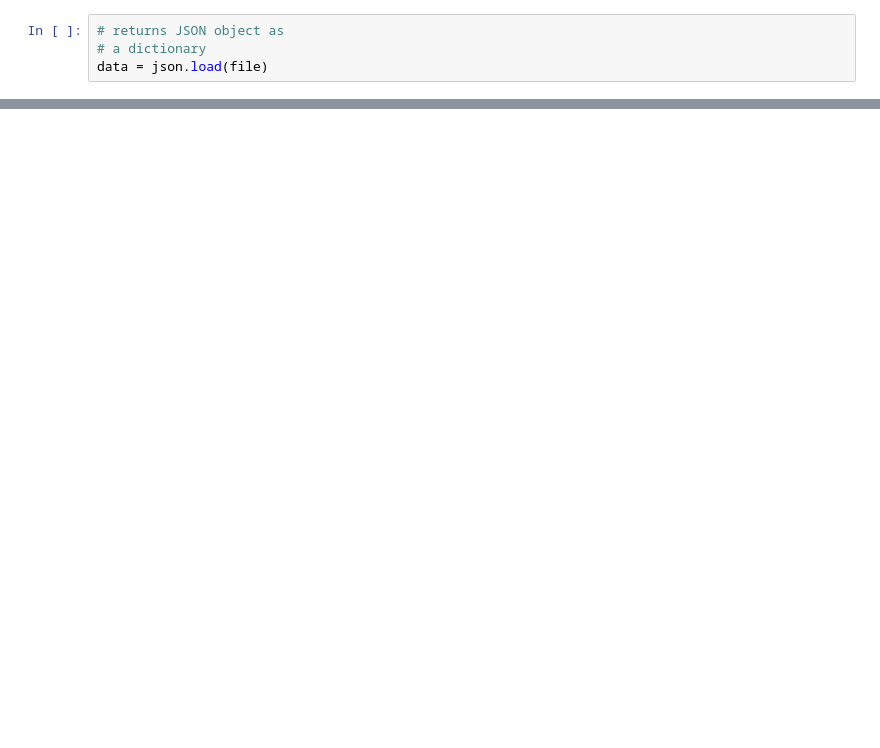
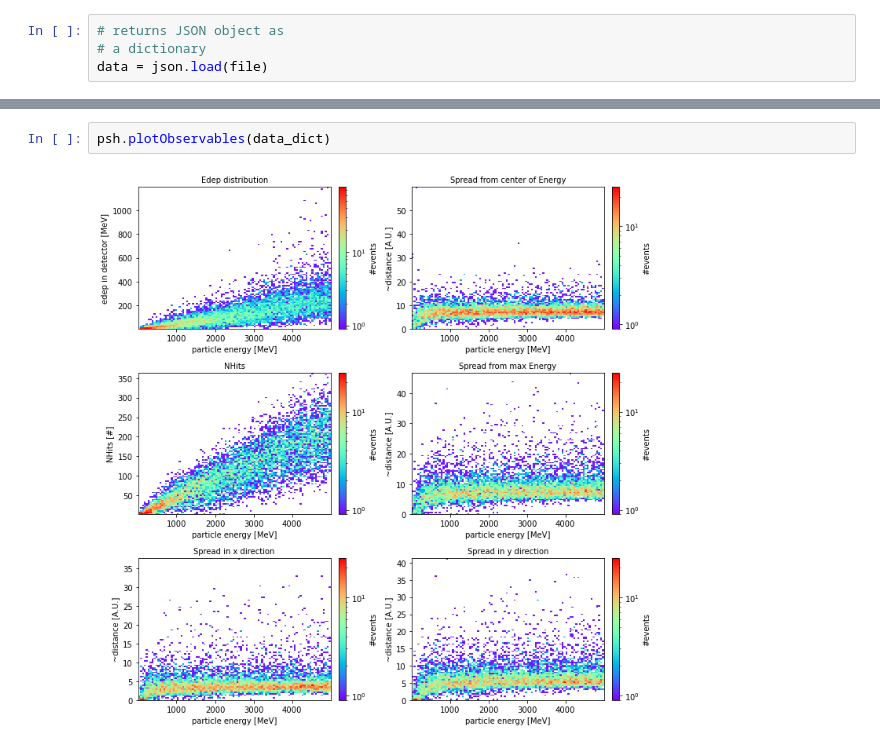
Before and after one commit to maximilianKoeper/geant4ScintSim, a Jupyter notebook: analysis/jupyter-notebooks/Analysis_test.ipynb, the cells around one changed output, grey strips where cells are left out. Saved outputs shown, nothing was run; the diff lists cells and outputs as text; blank space fills up the shorter version.

```diff
--- a/analysis/jupyter-notebooks/Analysis_test.ipynb
+++ b/analysis/jupyter-notebooks/Analysis_test.ipynb
@@ -530,0 +29,4 @@ best: 569
+# %%
+psh.plotObservables(data_dict)
+# %% [output]
+[figure, added]
```
Also changed, not shown: parts of 40 cells of this notebook, 6 other files.
